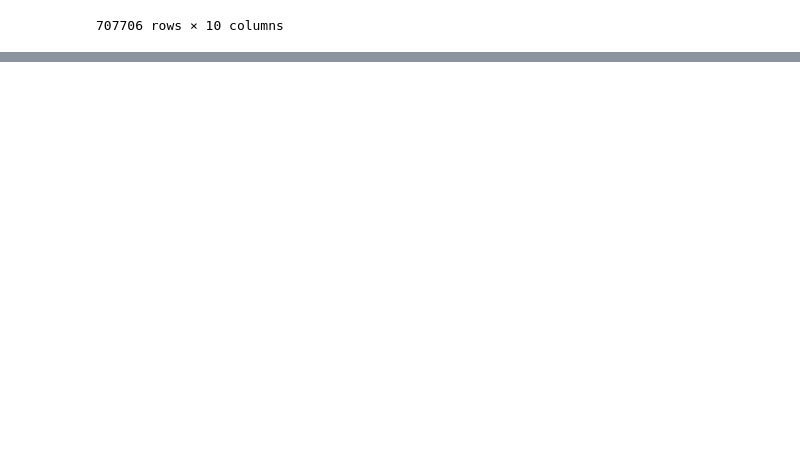
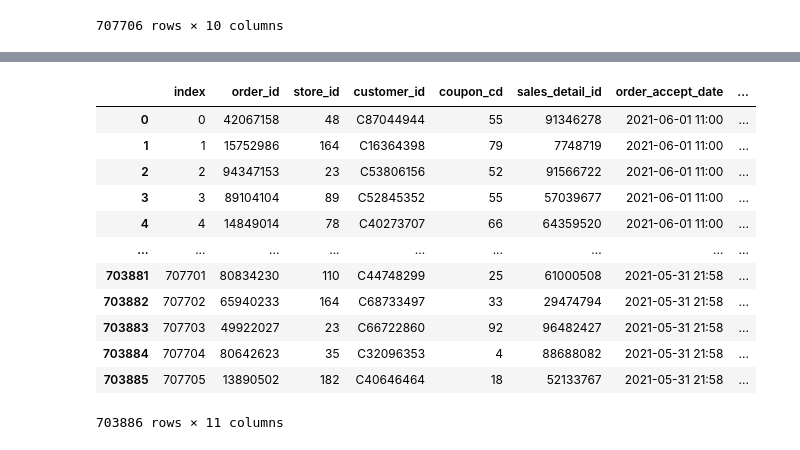
Before and after one commit to kiyong21c/PythonML, a Jupyter notebook: 20221110_Union.ipynb, the cells around one changed output, grey strips where cells are left out. Cells and saved outputs as stored; diff of their text form; code cells hidden in the pictures; blank space fills up the shorter version.

```diff
--- a/20221110_Union.ipynb
+++ b/20221110_Union.ipynb
@@ -159,0 +206,3 @@ order_all
+# %%
+order_data = order_all[order_all['store_id'] != 999]
+order_data
@@ -159,0 +223,17 @@ order_all
+# %%
+# store_id == 999 제거 후 인덱스 번호 리셋
+order_data.reset_index()
+# %% [output]
+|  | index | order_id | store_id | customer_id | coupon_cd | sales_detail_id | order_accept_date | ... |
+| 0 | 0 | 42067158 | 48 | C87044944 | 55 | 91346278 | 2021-06-01 11:00 | ... |
+| 1 | 1 | 15752986 | 164 | C16364398 | 79 | 7748719 | 2021-06-01 11:00 | ... |
+| 2 | 2 | 94347153 | 23 | C53806156 | 52 | 91566722 | 2021-06-01 11:00 | ... |
+| 3 | 3 | 89104104 | 89 | C52845352 | 55 | 57039677 | 2021-06-01 11:00 | ... |
+| 4 | 4 | 14849014 | 78 | C40273707 | 66 | 64359520 | 2021-06-01 11:00 | ... |
+| ... | ... | ... | ... | ... | ... | ... | ... | ... |
+| 703881 | 707701 | 80834230 | 110 | C44748299 | 25 | 61000508 | 2021-05-31 21:58 | ... |
+| 703882 | 707702 | 65940233 | 164 | C68733497 | 33 | 29474794 | 2021-05-31 21:58 | ... |
+| 703883 | 707703 | 49922027 | 23 | C66722860 | 92 | 96482427 | 2021-05-31 21:58 | ... |
+| 703884 | 707704 | 80642623 | 35 | C32096353 | 4 | 88688082 | 2021-05-31 21:58 | ... |
+| 703885 | 707705 | 13890502 | 182 | C40646464 | 18 | 52133767 | 2021-05-31 21:58 | ... |
+703886 rows × 11 columns
```
Also changed, not shown: parts of 14 cells of this notebook.
